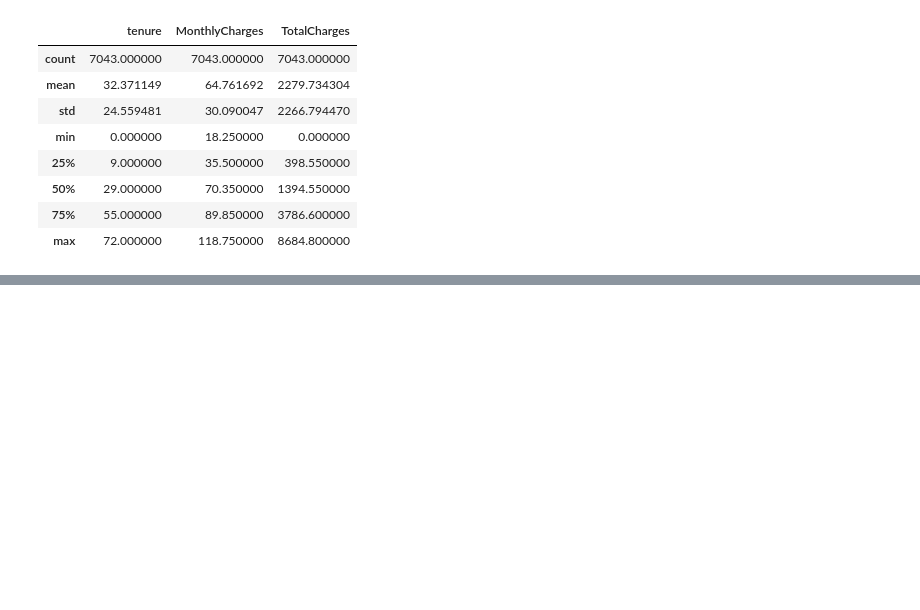
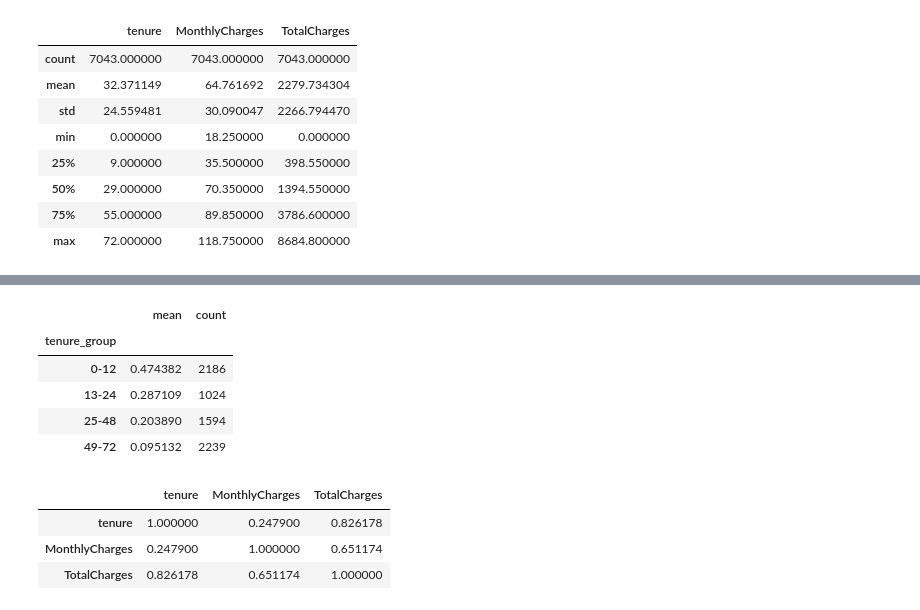
Before and after one commit to martynawieruszewska/ml-serving-monitoring-pipeline, a Jupyter notebook: notebooks/01_eda.ipynb, the cells around one changed output, grey strips where cells are left out. Saved outputs shown, nothing was run; the diff lists cells and outputs as text; code cells hidden in the pictures; blank space fills up the shorter version.

```diff
--- a/notebooks/01_eda.ipynb
+++ b/notebooks/01_eda.ipynb
@@ -184,0 +239,22 @@ df[["tenure", "MonthlyCharges", "TotalCharges"]].describe()
+# %%
+df["tenure_group"] = pd.cut(
+    df["tenure"],
+    bins=[0, 12, 24, 48, 72],
+    labels=["0-12", "13-24", "25-48", "49-72"],
+    include_lowest=True,
+)
+df.groupby("tenure_group")["Churn"].agg(["mean", "count"])
+# %% [output]
+|  | mean | count |
+| tenure_group |  |  |
+| 0-12 | 0.474382 | 2186 |
+| 13-24 | 0.287109 | 1024 |
+| 25-48 | 0.203890 | 1594 |
+| 49-72 | 0.095132 | 2239 |
+# %%
+df[numeric_columns].corr()
+# %% [output]
+|  | tenure | MonthlyCharges | TotalCharges |
+| tenure | 1.000000 | 0.247900 | 0.826178 |
+| MonthlyCharges | 0.247900 | 1.000000 | 0.651174 |
+| TotalCharges | 0.826178 | 0.651174 | 1.000000 |
```
Also changed, not shown: parts of 7 cells of this notebook.
